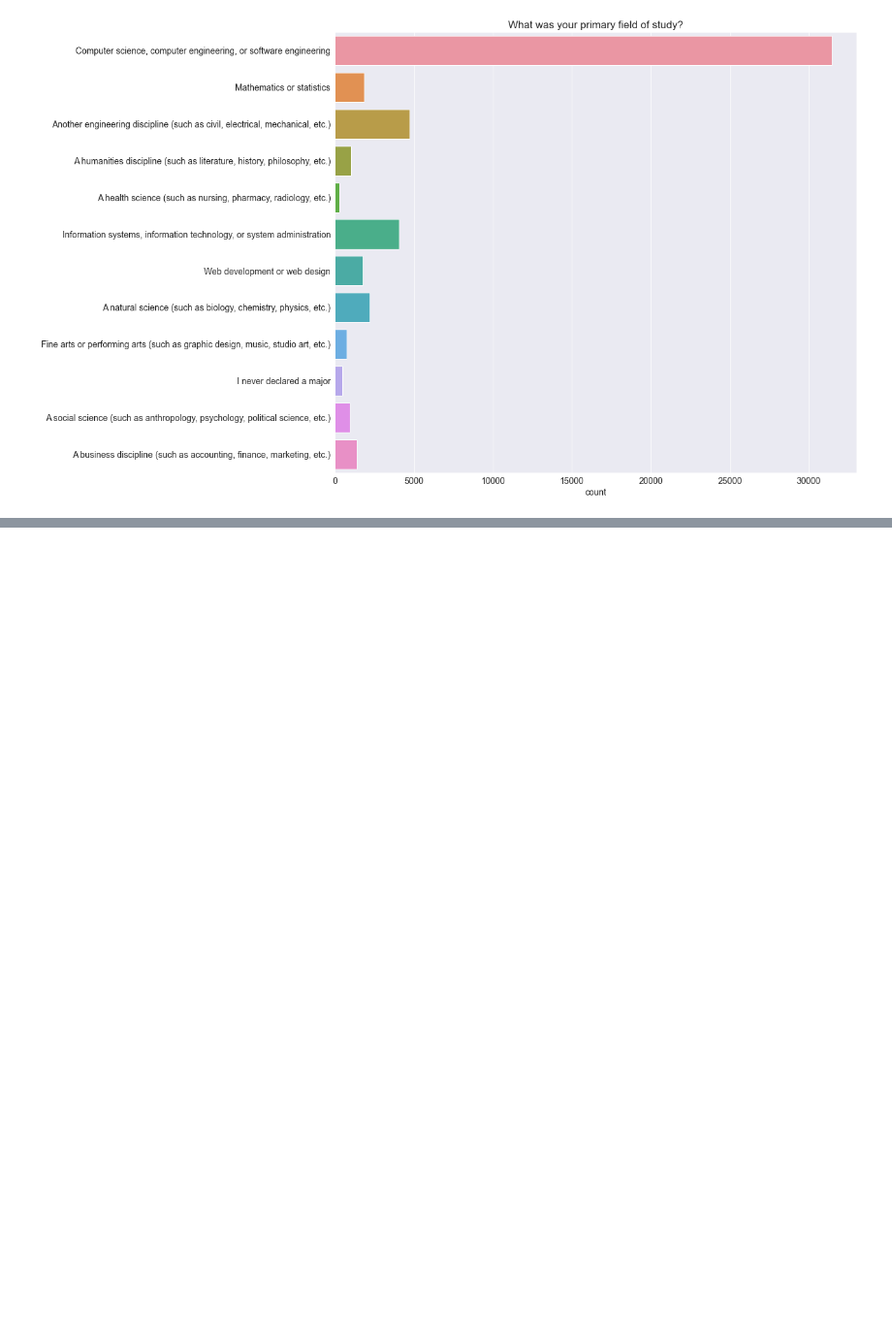
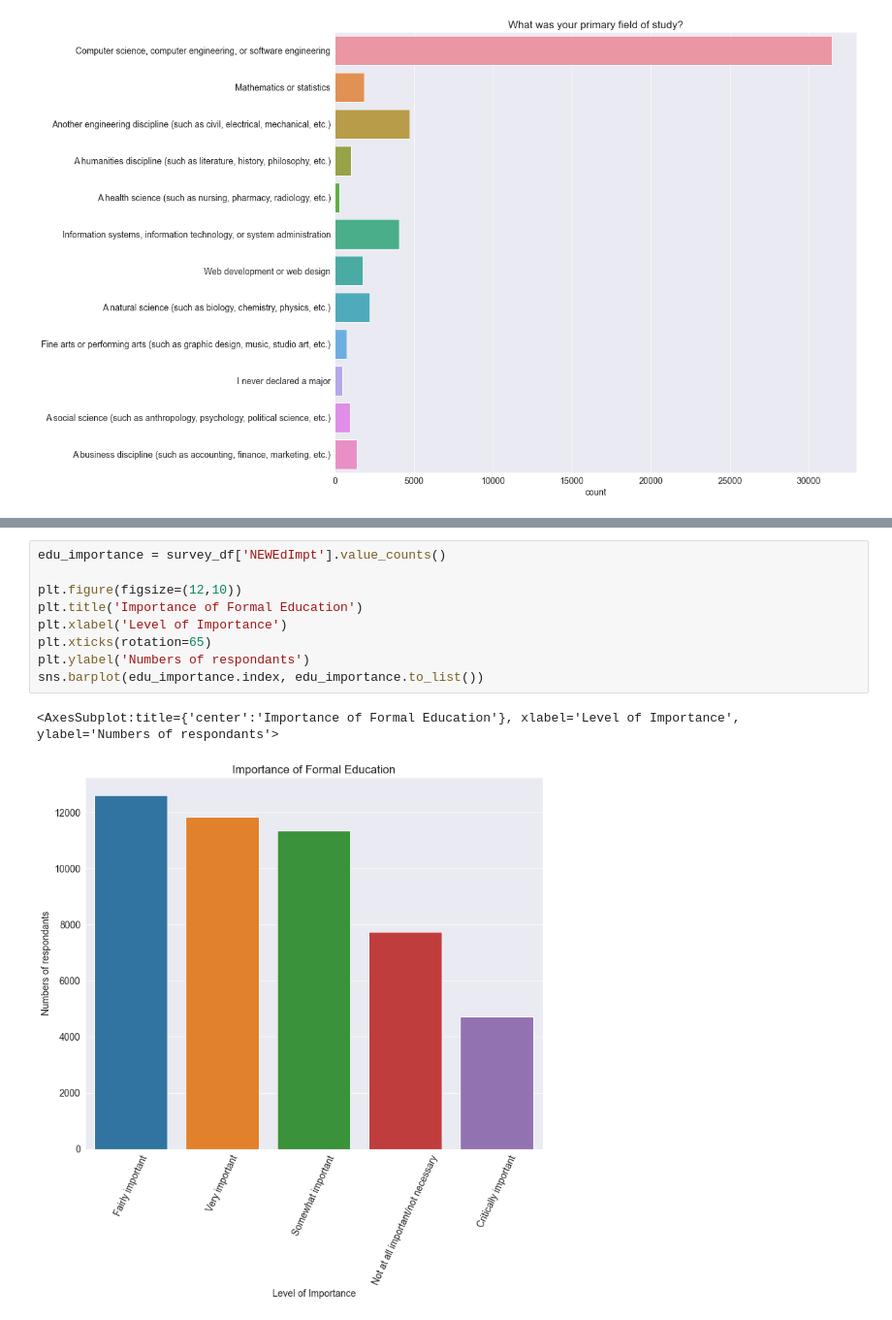
Before and after one commit to Narapady/stackoverflow-EDA, a Jupyter notebook: exploratory_data.ipynb, the cells around one changed output, grey strips where cells are left out. Shown at 97% size. Saved outputs shown, nothing was run; the diff lists cells and outputs as text; blank space fills up the shorter version.

```diff
--- a/exploratory_data.ipynb
+++ b/exploratory_data.ipynb
@@ -347,0 +382,12 @@ Text(0, 0.5, '')
+# %%
+edu_importance = survey_df['NEWEdImpt'].value_counts()
+
+plt.figure(figsize=(12,10))
+plt.title('Importance of Formal Education')
+plt.xlabel('Level of Importance')
+plt.xticks(rotation=65)
+plt.ylabel('Numbers of respondants')
+sns.barplot(edu_importance.index, edu_importance.to_list())
+# %% [output]
+<AxesSubplot:title={'center':'Importance of Formal Education'}, xlabel='Level of Importance', ylabel='Numbers of respondants'>
+[figure, added]
```
Also changed, not shown: parts of 11 cells of this notebook.
